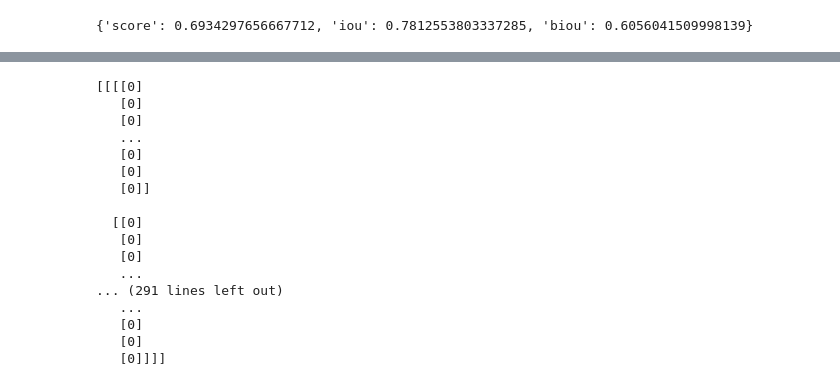
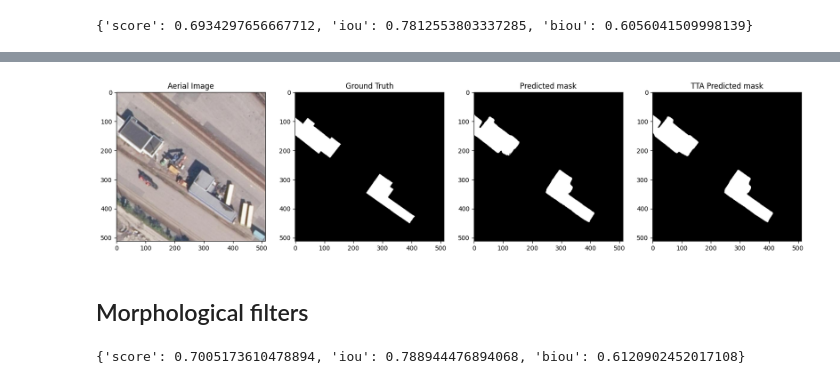
Before and after one commit to erikx50/A-Machine-Learning-approach-for-Building-Segmentation-using-laser-data, a Jupyter notebook: 1c_Test_U-Net.ipynb, the cells around one changed output, grey strips where cells are left out. Drawn from its saved outputs; the diff is of its cells as text; code cells hidden in the pictures.

```diff
--- a/1c_Test_U-Net.ipynb
+++ b/1c_Test_U-Net.ipynb
@@ -115,0 +118,18 @@ Y_pred_test = (Y_pred > 0.5).astype(np.uint8)
+# %%
+Y_pred_tta = []
+for image in tqdm(X_test):
+    prediction_original = model.predict(np.expand_dims(image, axis=0), verbose=0)[0]
+
+    prediction_lr = model.predict(np.expand_dims(np.fliplr(image), axis=0), verbose=0)[0]
+    prediction_lr = np.fliplr(prediction_lr)
+
+    prediction_ud = model.predict(np.expand_dims(np.flipud(image), axis=0), verbose=0)[0]
+    prediction_ud = np.flipud(prediction_ud)
+
+    prediction_lr_ud = model.predict(np.expand_dims(np.fliplr(np.flipud(image)), axis=0), verbose=0)[0]
+    prediction_lr_ud = np.fliplr(np.flipud(prediction_lr_ud))
+
+    predicition = (prediction_original + prediction_lr + prediction_ud + prediction_lr_ud) / 4
+    Y_pred_tta.append(predicition)
+# %%
+Y_pred_tta_arr = np.array(Y_pred_tta)
@@ -116,20 +163,37 @@ Y_pred_test = (Y_pred > 0.5).astype(np.uint8)
+# %%
+# Display predicted image mask
+
+index = 4
+plt.figure(figsize=(20,20))
+plt.subplot(141)
+plt.title('Aerial Image')
+plt.imshow(X_test[index])
+plt.subplot(142)
+plt.title('Ground Truth')
+plt.imshow(Y_test[index], cmap='gray')
+plt.subplot(143)
+plt.title('Predicted mask')
+plt.imshow((Y_pred > 0.5)[index], cmap='gray')
+plt.subplot(144)
+plt.title('TTA Predicted mask')
+plt.imshow((Y_pred_tta_arr > 0.3)[index], cmap='gray')
+plt.show()
+# %% [output]
+[figure, added]
+# %% [markdown]
+## Morphological filters
 # %%
-print(Y_pred_test)
+morphed_img_list = []
+kernel = cv.getStructuringElement(cv.MORPH_ELLIPSE,(9,9))
+for img in tqdm(Y_pred_tta_arr):
+    image = (img > 0.3).astype(np.uint8)
+    #morph = cv.morphologyEx(image, cv.MORPH_OPEN, kernel)
+    morph = cv.morphologyEx(image, cv.MORPH_CLOSE, kernel)
+    morphed_img_list.append(morph)
+
+morphed_img_list = np.array(morphed_img_list)
-# %% [output]
-[[[[0]
-   [0]
-   [0]
-   ...
-   [0]
-   [0]
-   [0]]
-
-  [[0]
-   [0]
-   [0]
-   ...
-... (291 lines left out)
-   ...
-   [0]
-   [0]
-   [0]]]]
+# %%
+score = calculate_score(morphed_img_list, Y_test)
+print(score)
+# %% [output]
+{'score': 0.7005173610478894, 'iou': 0.788944476894068, 'biou': 0.6120902452017108}
```
Also changed, not shown: parts of 3 cells of this notebook, 2 other files.
